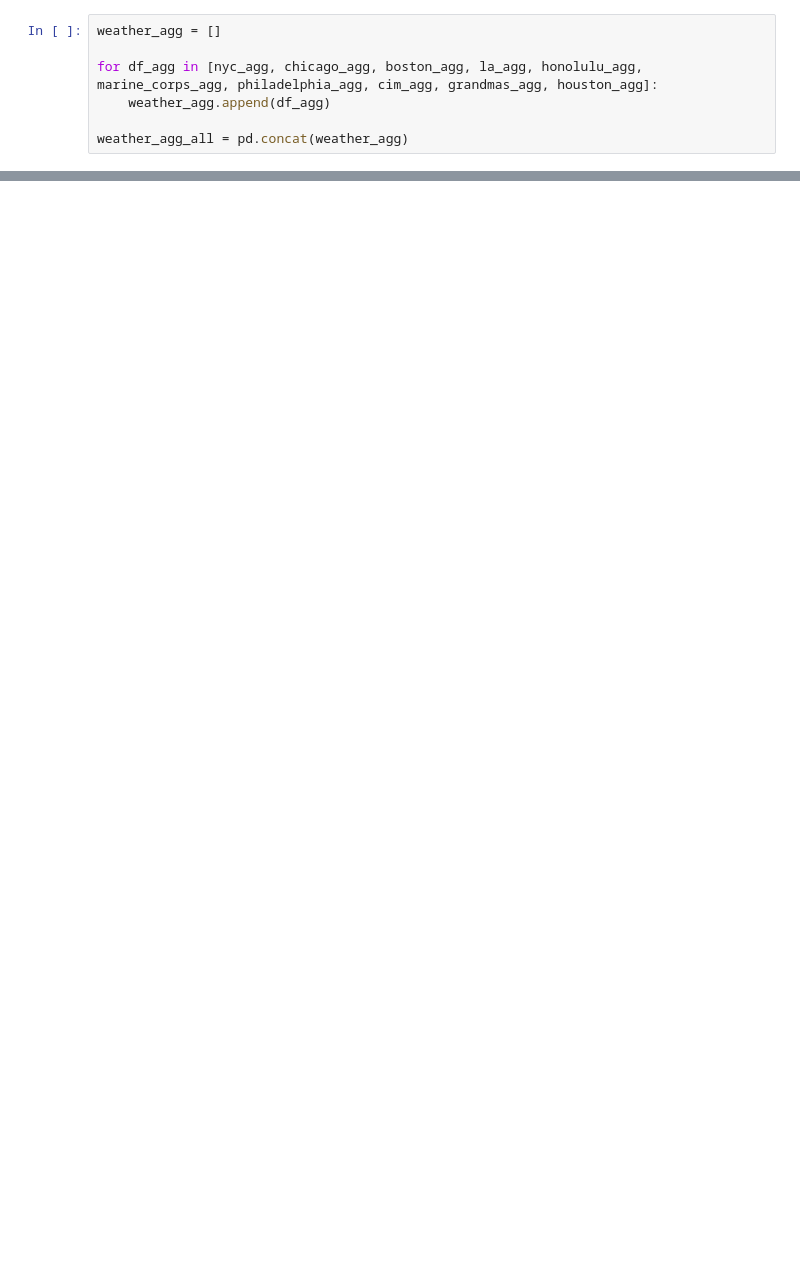
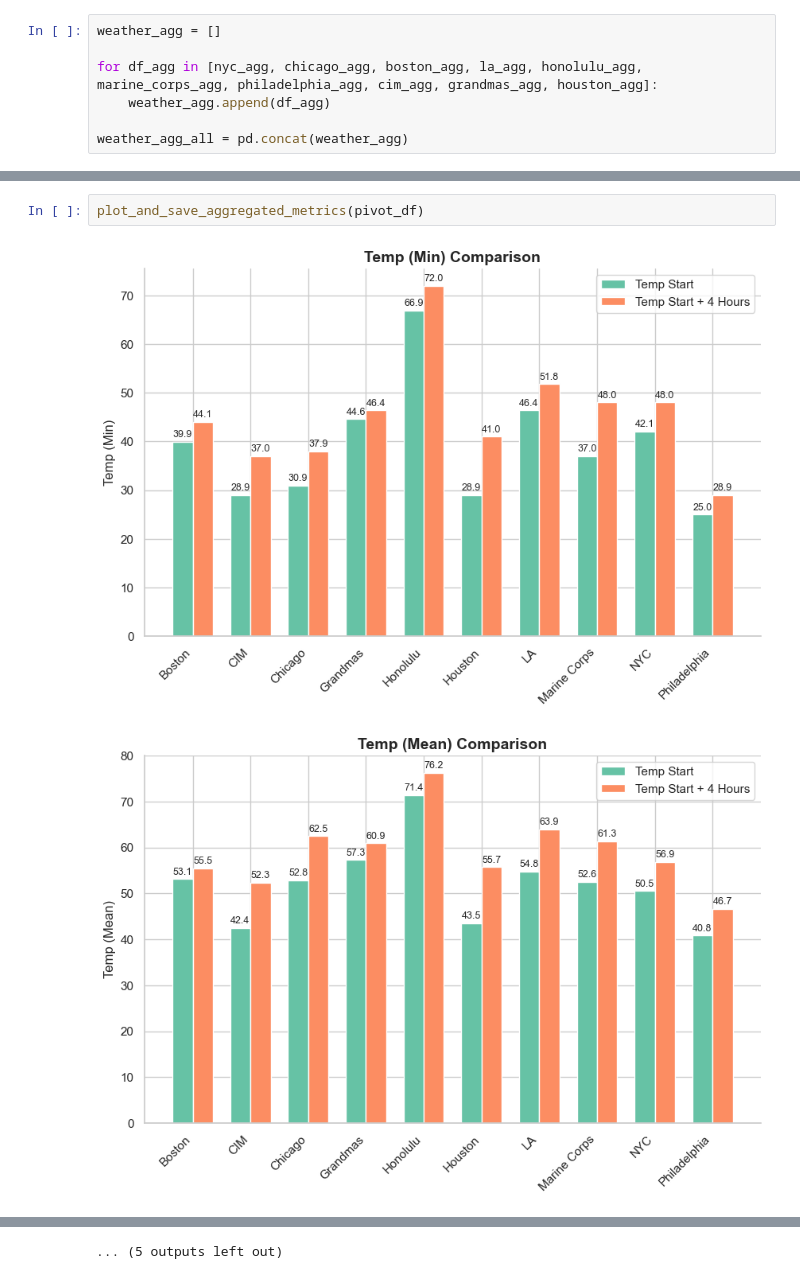
Before and after one commit to racheldadamio/rachels-receipts, a Jupyter notebook: marathon_weather/weather.ipynb, the cells around one changed output, grey strips where cells are left out. Saved outputs shown, nothing was run; the diff lists cells and outputs as text; blank space fills up the shorter version.

```diff
--- a/marathon_weather/weather.ipynb
+++ b/marathon_weather/weather.ipynb
@@ -654,0 +628,5 @@ pivot_df
+# %%
+plot_and_save_aggregated_metrics(pivot_df)
+# %% [output]
+[figure, added]
+[figure, added]
@@ -654,0 +643 @@ pivot_df
+... (5 outputs left out)
```
Also changed, not shown: parts of 22 cells of this notebook, 12 other files.
